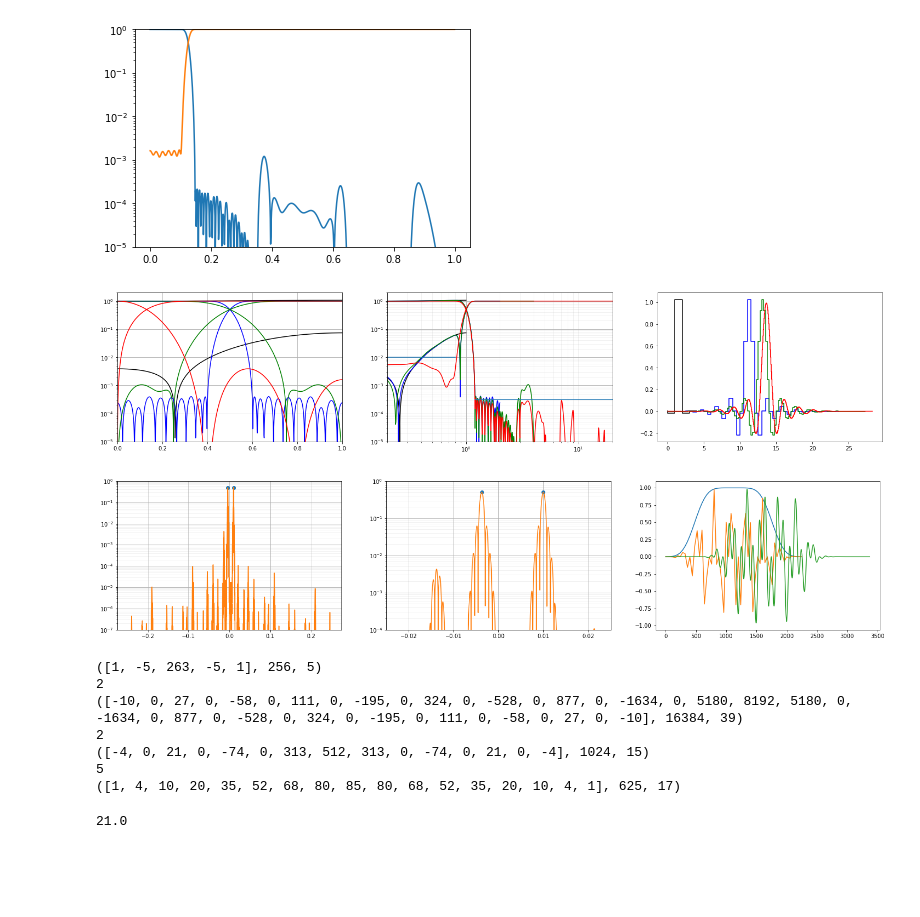
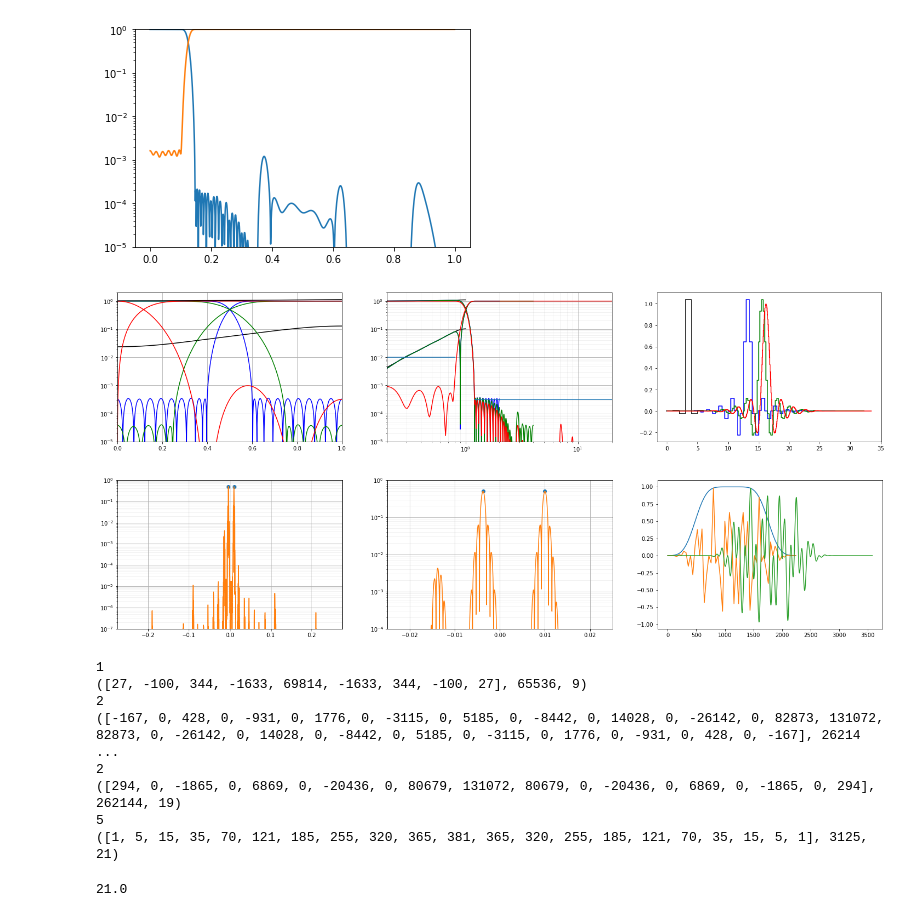
Before and after one commit to quartiq/phaser, a Jupyter notebook: filter.ipynb, the cells around one changed output. Saved outputs shown, nothing was run; the diff lists cells and outputs as text; code cells hidden in the pictures; blank space fills up the shorter version.

```diff
--- a/filter.ipynb
+++ b/filter.ipynb
@@ -196,6 +196,14 @@ ax[1].set_ylim(-.6, 0)
 # %%
 class Process:
     rate = 1
+
+
+class Gain(Process):
+    def __init__(self, g):
+        self.gain = g
+
+    def __call__(self, x):
+        return x*self.gain
 
 
 class US(Process):
@@ -354,7 +362,8 @@ FIR(f(b)).plot_freq(plt.gca())
 # %%
 # CIC droop compensation filter
 
-s = np.linspace(1e-9, .4*2, 7)
+s = np.linspace(1e-9, .4*2, 15)
+
 rm, n, k = 4, 7, 8*2
 h = (np.sin(np.pi*rm*s/k)/(rm*np.sin(np.pi*s/k)))**n
 rm, n, k = 8, 6, 64/3*2
@@ -366,21 +375,24 @@ h = (np.sin(np.pi*rm*s/k)/(rm*np.sin(np.pi*s/k)))**n
 rm, n, k = 5, 4, 20/1.*2
 h = (np.sin(np.pi*rm*s/k)/(rm*np.sin(np.pi*s/k)))**n
 
+rm, n, k = 5, 5, 20/1.*2
+h = (np.sin(np.pi*rm*s/k)/(rm*np.sin(np.pi*s/k)))**n
+
 #rm, n, k = 8*4, 8, 4*8*4
 #h = (np.sin(np.pi*rm*s/k)/(rm*np.sin(np.pi*s/k)))**n
 
 plt.plot(s, 1/np.absolute(h), ".")
 
 ciccomp = FIR(signal.firls(
-    5,
+    9,
     np.repeat(s, 2)[1:-1],
     1/np.absolute(np.repeat(h, 2)[1:-1])
 ))
 #ciccomp.b /= ciccomp.b.sum()
-ciccomp.b *= .997
+ciccomp.b *= .9995*(2.**7/5**3)
 #ciccomp.b *= 1/ciccomp.b[len(ciccomp.b)//2]
-ciccomp.quantize(1 << 8)
+ciccomp.quantize(1 << 16)
 #ciccomp.b[3] -= 3
-ciccomp.plot_freq(plt.gca(), inset=False)
+FIR(Gain(5**3/2.**7)(ciccomp([1.]))).plot_freq(plt.gca(), inset=False)
 ciccomp.b, ciccomp.a
 # %% [output]
@@ -498,14 +512,15 @@ steps = [
     #US(4), CIC(4, 1, 7), DS(3), US(8), CIC(8, 1, 6)
     ]
 steps = [
+    Gain(5**3/2.**7),  # compensate ciccomp+cic+shift gain
     # 1/10
     ciccomp,
     # 1/10
-    US(2), HBF(10, .4).quantize(1 << 14),
+    US(2), HBF(10, .4).quantize(1 << 18),
     # 1/5
-    US(2), HBF(4, 1/4.).quantize(1 << 10),
+    US(2), HBF(5, 1/4.).quantize(1 << 18),
     # 2/5
-    US(5), CIC(5, 1, 4),
+    US(5), CIC(5, 1, 5),
     # 2/1
     ]
 
@@ -546,35 +561,35 @@ ax[1].plot(np.array([1e-3, .4, np.nan, .6, 1e2])*2, [1e-2, 1e-2, np.nan, 1e-7**.
 m = 1 << 16
 t0 = 10*4
 fig, ax = plt.subplots(1, 3, figsize=(25, 5))
 a0 = np.ones(32)
 a = CIC(6, 1, 5)(a0)
 #a = np.convolve(signal.windows.hann(16)/8, a0)
 af = np.array([(.5, .4), (.5, -.15)])
 #af = np.array([(1., .42)])
 t = np.arange(len(a))
 y0 = sum(a*ai*np.exp(2j*np.pi*fi*t) for ai, fi in af)
 y = y0
 for step in steps:
     y = step(y)
 # y *= np.exp(2j*np.pi*.1*np.arange(len(y))/r*t0)
 ax[2].plot(t*t0, a, t*t0, y0.real, np.arange(len(y))/r*t0, y.real)
 h = np.absolute(np.fft.fft(y, m)/r/len(a0))
 s = np.fft.fftfreq(m)*r/t0
 ax[0].plot(af[:, 1]/t0, np.absolute(af[:, 0]), "o", s, h)
 ax[0].set_ylim(1e-7, 1)
 ax[0].set_yscale("log")
 #ax[0].set_xlim(-1/t0, 1/t0)
 ax[0].grid()
 ax[0].grid(which="minor", alpha=.2)
 ax[1].plot(af[:, 1]/t0, np.absolute(af[:, 0]), "o", s, h)
 ax[1].set_ylim(1e-4, 1)
 ax[1].set_yscale("log")
 ax[1].set_xlim(-1/t0, 1/t0)
 ax[1].grid()
 ax[1].grid(which="minor", alpha=.2);
 # %% [output]
-[figure, old version]
+[figure, new version]
-[figure, old version]
+[figure, new version]
 # %%
 for step in steps:
     if hasattr(step, "b"):
@@ -582,13 +597,14 @@ for step in steps:
     else:
         print(step.rate)
 # %% [output]
-([1, -5, 263, -5, 1], 256, 5)
+1
+([27, -100, 344, -1633, 69814, -1633, 344, -100, 27], 65536, 9)
 2
-([-10, 0, 27, 0, -58, 0, 111, 0, -195, 0, 324, 0, -528, 0, 877, 0, -1634, 0, 5180, 8192, 5180, 0, -1634, 0, 877, 0, -528, 0, 324, 0, -195, 0, 111, 0, -58, 0, 27, 0, -10], 16384, 39)
+([-167, 0, 428, 0, -931, 0, 1776, 0, -3115, 0, 5185, 0, -8442, 0, 14028, 0, -26142, 0, 82873, 131072, 82873, 0, -26142, 0, 14028, 0, -8442, 0, 5185, 0, -3115, 0, 1776, 0, -931, 0, 428, 0, -167], 26214 ...
 2
-([-4, 0, 21, 0, -74, 0, 313, 512, 313, 0, -74, 0, 21, 0, -4], 1024, 15)
+([294, 0, -1865, 0, 6869, 0, -20436, 0, 80679, 131072, 80679, 0, -20436, 0, 6869, 0, -1865, 0, 294], 262144, 19)
 5
-([1, 4, 10, 20, 35, 52, 68, 80, 85, 80, 68, 52, 35, 20, 10, 4, 1], 625, 17)
+([1, 5, 15, 35, 70, 121, 185, 255, 320, 365, 381, 365, 320, 255, 185, 121, 70, 35, 15, 5, 1], 3125, 21)
 # %%
 # usable bandwidth
 1/(10*4e-3)*.84
```
Also changed, not shown: parts of 5 cells of this notebook.
